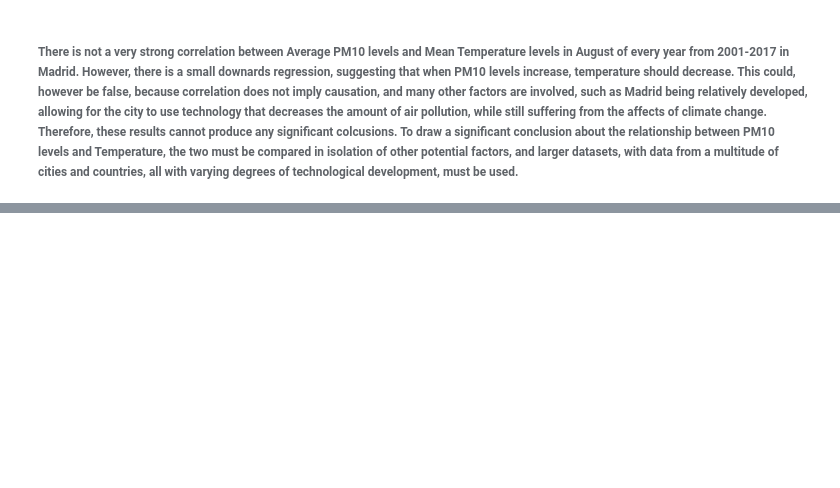
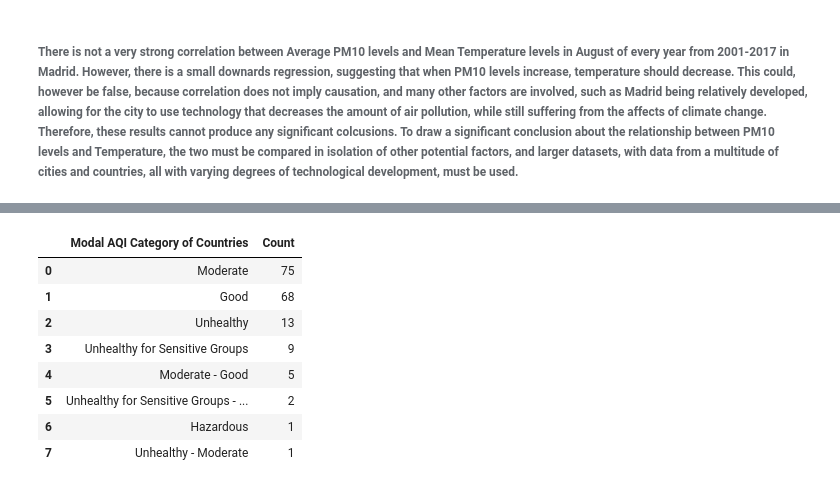
Before and after one commit to EirfatChoudhury/AQIVsTempContinued, a Jupyter notebook: data-analysis/AQIvsTemp.ipynb, the cells around one changed output, grey strips where cells are left out. Cells and saved outputs as stored; diff of their text form; code cells hidden in the pictures; blank space fills up the shorter version.

```diff
--- a/data-analysis/AQIvsTemp.ipynb
+++ b/data-analysis/AQIvsTemp.ipynb
@@ -109,0 +148,15 @@ for line in range(0, madrid_Temp_PM10.shape[0]):
+# %%
+AQI_Category_Country_Counts = AQI_Category_Country["Modal AQI Category"].value_counts().to_frame().reset_index()
+AQI_Category_Country_Counts = AQI_Category_Country_Counts.rename(columns={"Modal AQI Category" : "Count"})
+AQI_Category_Country_Counts = AQI_Category_Country_Counts.rename(columns={"index" : "Modal AQI Category of Countries"})
+AQI_Category_Country_Counts
+# %% [output]
+|  | Modal AQI Category of Countries | Count |
+| 0 | Moderate | 75 |
+| 1 | Good | 68 |
+| 2 | Unhealthy | 13 |
+| 3 | Unhealthy for Sensitive Groups | 9 |
+| 4 | Moderate - Good | 5 |
+| 5 | Unhealthy for Sensitive Groups - ... | 2 |
+| 6 | Hazardous | 1 |
+| 7 | Unhealthy - Moderate | 1 |
```
Also changed, not shown: parts of 9 cells of this notebook.
